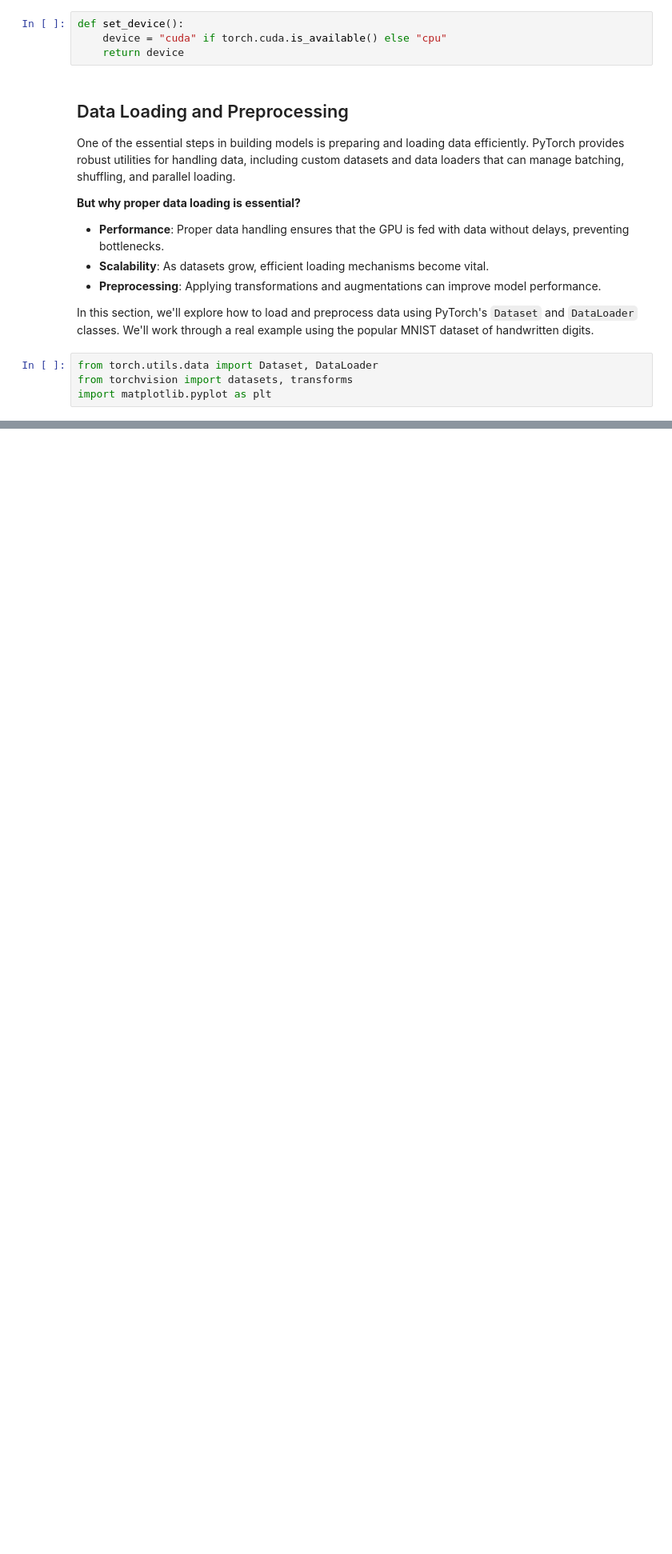
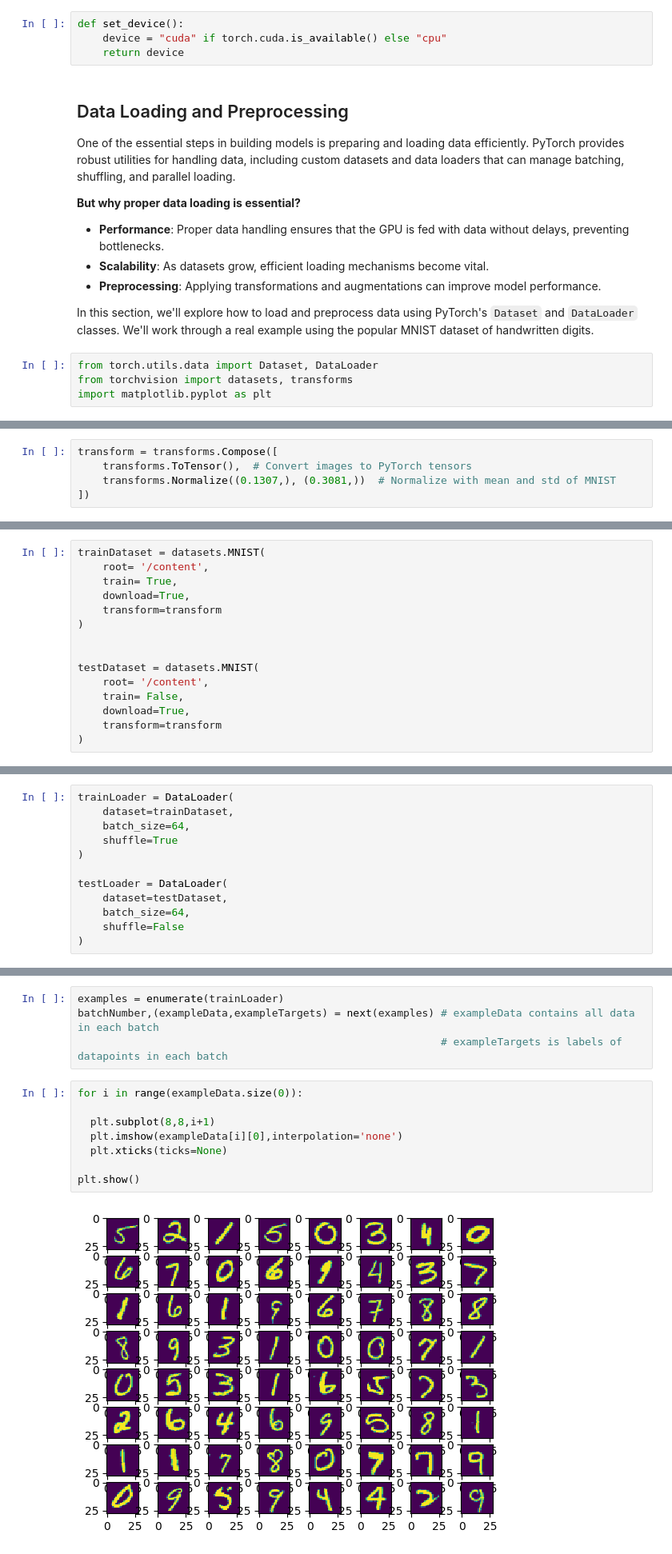
Before and after one commit to MiladQolami/Mathematical-tools-for-neuroscience, a Jupyter notebook: Machine_Learning/IntroToPytorch.ipynb, the cells around one changed output, grey strips where cells are left out. Shown at 80% size. Cells and saved outputs as stored; diff of their text form; blank space fills up the shorter version.

```diff
--- a/Machine_Learning/IntroToPytorch.ipynb
+++ b/Machine_Learning/IntroToPytorch.ipynb
@@ -287,0 +305,5 @@ Wrap a Dataset (either a built-in dataset or a custom one) with a DataLoader to
+# %%
+transform = transforms.Compose([
+    transforms.ToTensor(),  # Convert images to PyTorch tensors
+    transforms.Normalize((0.1307,), (0.3081,))  # Normalize with mean and std of MNIST
+])
@@ -287,0 +312,15 @@ Wrap a Dataset (either a built-in dataset or a custom one) with a DataLoader to
+# %%
+trainDataset = datasets.MNIST(
+    root= '/content',
+    train= True,
+    download=True,
+    transform=transform
+)
+
+
+testDataset = datasets.MNIST(
+    root= '/content',
+    train= False,
+    download=True,
+    transform=transform
+)
@@ -287,0 +330,12 @@ Wrap a Dataset (either a built-in dataset or a custom one) with a DataLoader to
+# %%
+trainLoader = DataLoader(
+    dataset=trainDataset,
+    batch_size=64,
+    shuffle=True
+)
+
+testLoader = DataLoader(
+    dataset=testDataset,
+    batch_size=64,
+    shuffle=False
+)
@@ -287,0 +346,14 @@ Wrap a Dataset (either a built-in dataset or a custom one) with a DataLoader to
+# %%
+examples = enumerate(trainLoader)
+batchNumber,(exampleData,exampleTargets) = next(examples) # exampleData contains all data in each batch
+                                                          # exampleTargets is labels of datapoints in each batch
+# %%
+for i in range(exampleData.size(0)):
+
+  plt.subplot(8,8,i+1)
+  plt.imshow(exampleData[i][0],interpolation='none')
+  plt.xticks(ticks=None)
+
+plt.show()
+# %% [output]
+[figure, added]
```
Also changed, not shown: parts of 7 cells of this notebook.
